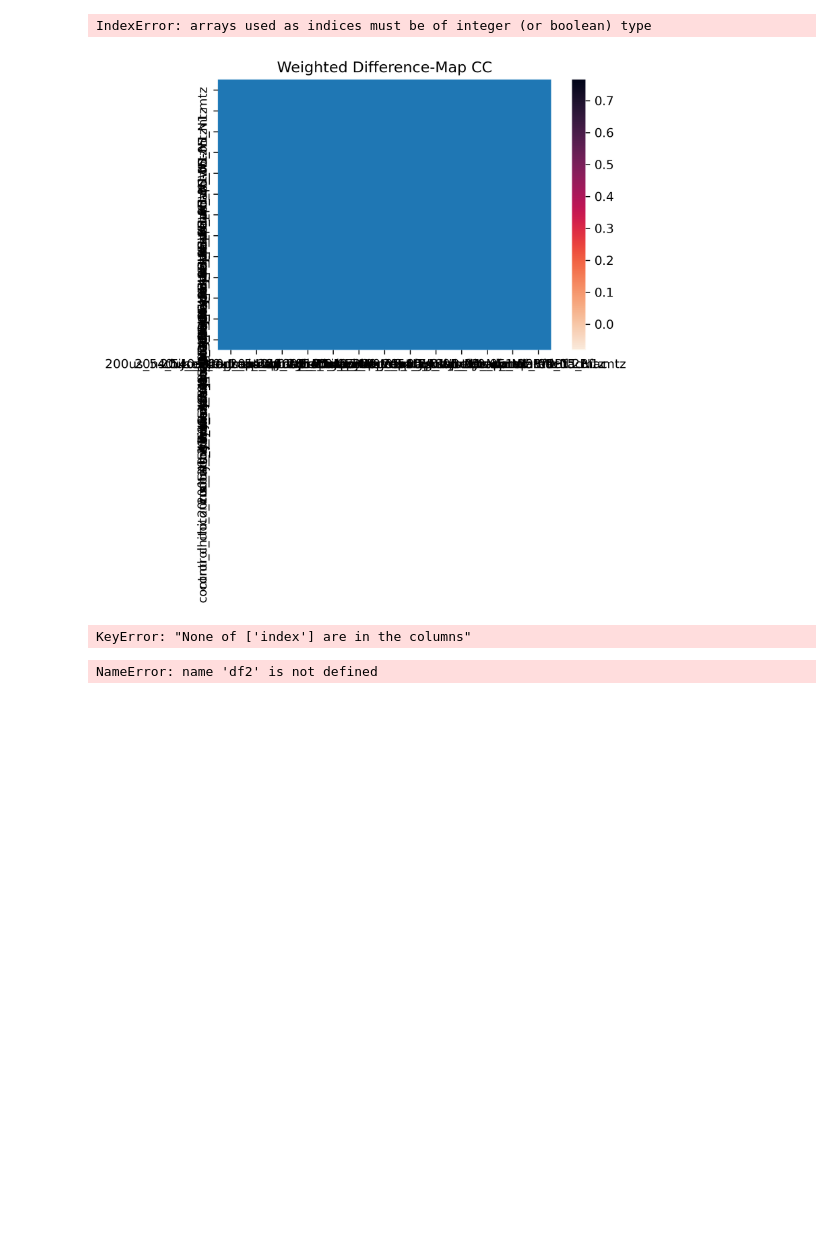
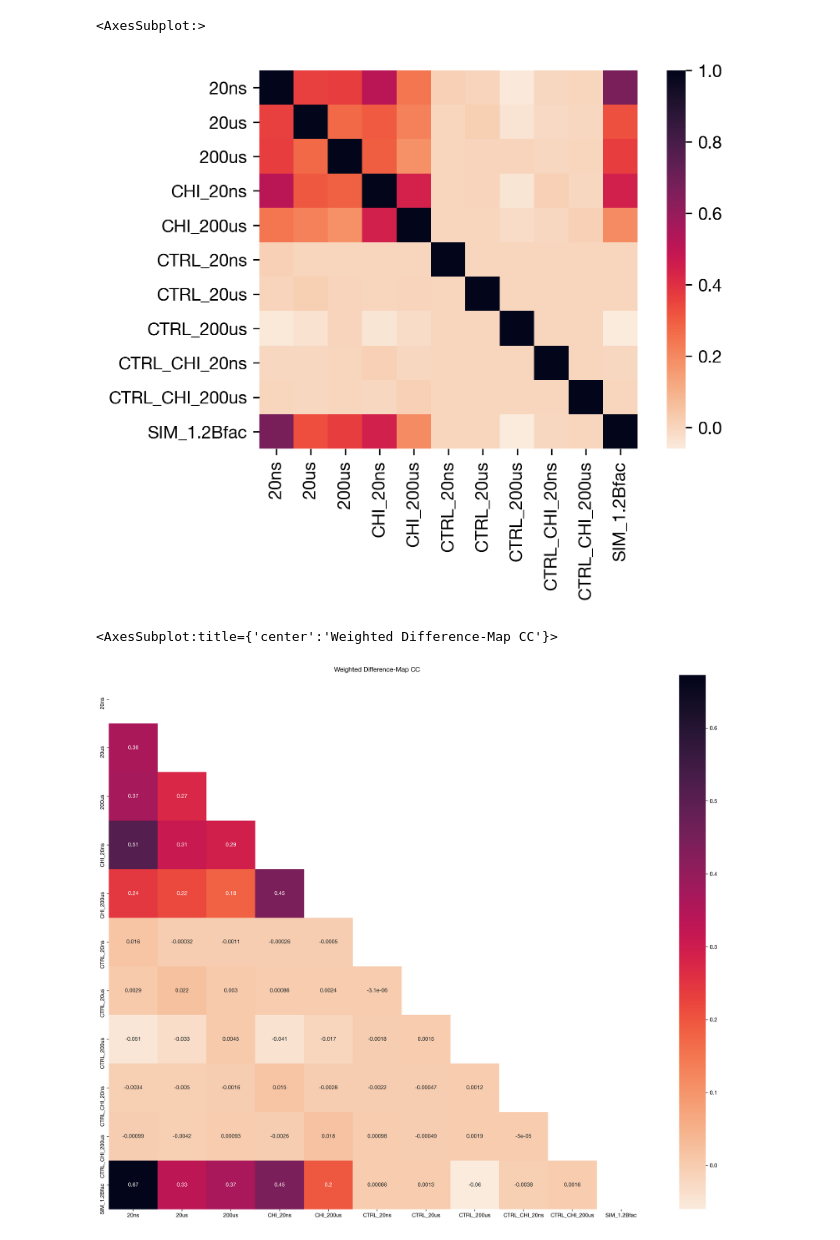
Before and after one commit to mthompson-lab/Temperature-Jump-Crystallography_Analysis-for-Paper, a Jupyter notebook: CC_Calc_RS.ipynb, the cells around one changed output. Cells and saved outputs as stored; diff of their text form; code cells hidden in the pictures; blank space fills up the shorter version.

```diff
--- a/CC_Calc_RS.ipynb
+++ b/CC_Calc_RS.ipynb
@@ -237,16 +174,15 @@ df.to_excel("pairwise_CCs_round3_refinedPHI_resolutionbasedsampling.xlsx")
+# %%
+plt.figure(dpi=300)
+plt.rcParams.update({'font.sans-serif':'Helvetica Neue'})
+sns.heatmap(df.astype(float), cmap='rocket_r', square=True)
+# %% [output]
+<AxesSubplot:>
+[figure, added]
 # %%
-mask_ut=np.triu(np.ones(df.shape)).astype(np.bool)
-plt.figure(dpi=300)
+mask_ut=np.triu(np.ones(df.astype(float).shape)).astype(np.bool)
+plt.figure(figsize=(22,18), dpi=300)
 plt.title("Weighted Difference-Map CC")
-sns.heatmap(df, cmap='rocket_r', mask=mask_ut)
+sns.heatmap(df.astype(float), cmap='rocket_r', mask=mask_ut, annot=True)
 # %% [output]
-IndexError: arrays used as indices must be of integer (or boolean) type
+<AxesSubplot:title={'center':'Weighted Difference-Map CC'}>
-[figure, old version]
+[figure, new version]
-# %%
-df2 = df.set_index("index")
-# %% [output]
-KeyError: "None of ['index'] are in the columns"
-# %%
-df2
-# %% [output]
-NameError: name 'df2' is not defined
```
Also changed, not shown: parts of 43 cells of this notebook.
